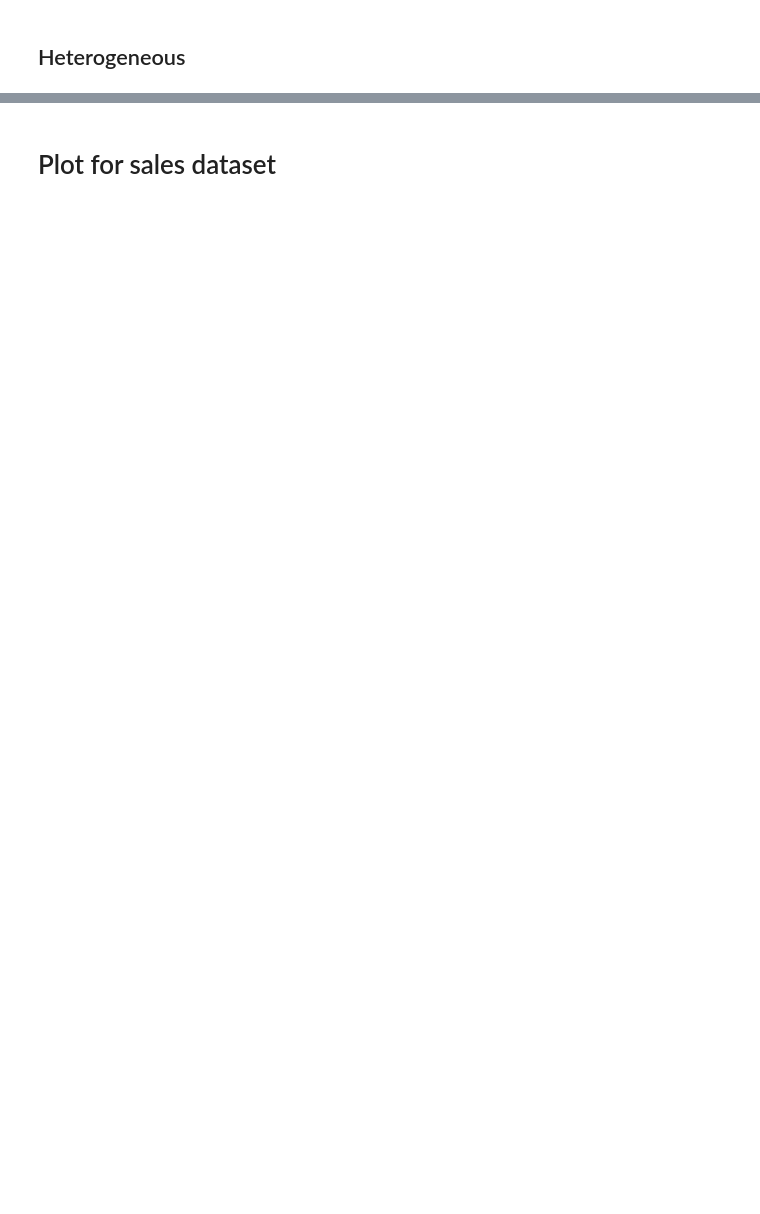
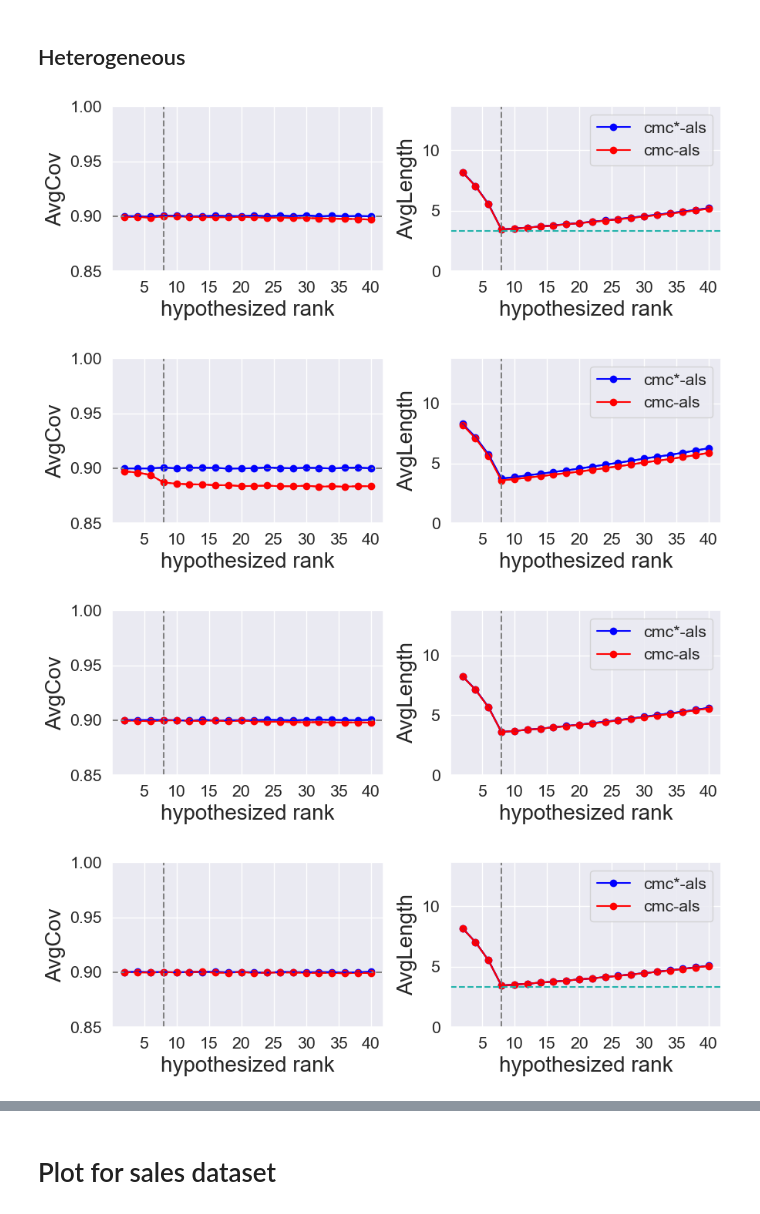
Before and after one commit to yugjerry/conf-mc, a Jupyter notebook: plot/plot_result.ipynb, the cells around one changed output, grey strips where cells are left out. Saved outputs shown, nothing was run; the diff lists cells and outputs as text; code cells hidden in the pictures; blank space fills up the shorter version.

```diff
--- a/plot/plot_result.ipynb
+++ b/plot/plot_result.ipynb
@@ -175,12 +176,11 @@ warnings.filterwarnings("ignore")
 # plot
 alpha = 0.1
 sd0 = 1
-het = 'logis2' # 'homo' | 'logis' | 'rank1'
 base1 = 'cvx'
 base2 = 'als'
 repN = 100
 sigma_true=False
-full_exp = True
+full_exp = False
 k_star = 8
 if full_exp:
     rk_seq = range(4,25,4)
@@ -241,7 +241,7 @@ for d in [500]:
                 if full_exp:
                     nam_ = [label1]*repN + [label2]*repN + [label3]*repN + [label4]*repN
                 else:
-                    nam_ = [label2]*repN + [label4]*repN # + [label3]*repN + [label4]*repN
+                    nam_ = [label2]*repN + [label4]*repN
                 cov_df['approach'] = nam_
                 len_df['approach'] = nam_
 
@@ -266,9 +266,7 @@ for d in [500]:
                     sd_len_cvx[i_rk] = len_df[len_df['approach']==label3].sem(axis=0)[0]*np.sqrt(repN)
 
 
-#             fig, ax = plt.subplots(ncols=2,figsize=(9,3))
-#             fig.tight_layout(pad=0.6)
-            fig, ax = plt.subplots(ncols=2,figsize=(6,4))
+            fig, ax = plt.subplots(ncols=2,figsize=(9,3))
             fig.tight_layout(pad=1)
             sns.set(font_scale = 1.4)
 
@@ -288,38 +286,43 @@ for d in [500]:
                 ax[0].set_xticks([1.5,4,6.5,9,11.5,14,16.5,19],[5,10,15,20,25,30,35,40])
             ax[0].set_ylim((0.85,1))
             ax[0].set_xlabel('hypothesized rank',fontsize=20)
-            ax[0].set_ylabel('AveCov',fontsize=20)
+            ax[0].set_ylabel('AvgCov',fontsize=20)
             ax[0].axvline(x = rk_x, color = 'grey', linestyle = '--')
             ax[0].axhline(y = 1-alpha, color = 'grey', linestyle = '--')
 
             ax[1].plot(range(len(rk_seq)), len_conf_hat, marker='o', label=label2, c=col_seq[1])
             ax[1].errorbar(range(len(rk_seq)), len_conf_hat, yerr = sd_len_conf_hat, c=col_seq[1])
             ax[1].plot(range(len(rk_seq)), len_als, marker='o', label=label4, c=col_seq[3])
             ax[1].errorbar(range(len(rk_seq)), len_als, yerr = sd_len_als, c=col_seq[3])
 
             if full_exp:
                 ax[1].plot(range(len(rk_seq)), len_conf, marker='o', label=label1, c=col_seq[0])
                 ax[1].errorbar(range(len(rk_seq)), len_conf, yerr = sd_len_conf, c=col_seq[0])
                 ax[1].plot(range(len(rk_seq)), len_cvx, marker='o', label=label3, c=col_seq[2])
                 ax[1].errorbar(range(len(rk_seq)), len_cvx, yerr = sd_len_cvx, c=col_seq[2])
                 ax[1].set_xticks([0.25,1.5,2.75,4],[5,10,15,20])
             else:
                 ax[1].set_xticks([1.5,4,6.5,9,11.5,14,16.5,19],[5,10,15,20,25,30,35,40])
 
             ax[1].set_xlabel('hypothesized rank',fontsize=20)
-            ax[1].set_ylabel('AveLen',fontsize=20)
+            ax[1].set_ylabel('AvgLength',fontsize=20)
             ymax = max(len_conf_hat+len_als)/1.2
             ax[1].set_ylim((0,ymax))
 
             ax[1].axvline(x = rk_x, color = 'grey', linestyle = '--')
             ax[1].legend(loc='best',ncol=1)
             if tail=='gaussian':
                 oracle_len = scipy.stats.norm.ppf(1-alpha/2,0,sd)
             elif tail=='t':
                 oracle_len = sd * scipy.stats.t.ppf(1-alpha/2,1.2)
             if mis_set==0:
                 ax[1].axhline(y = 2*oracle_len, color = 'lightseagreen', linestyle = '--', label='oracle')
 
 
             plot_dir = '../plot_paper/hetero_plot_rk_'+str(alpha)+'_'+str(mis_set)+'_'+str(k_star)+'_'+het+'_'+str(full_exp)+'.pdf'
             plt.savefig(plot_dir, bbox_inches='tight')
+# %% [output]
+[figure, added]
+[figure, added]
+[figure, added]
+[figure, added]
```
Also changed, not shown: parts of 3 cells of this notebook.
